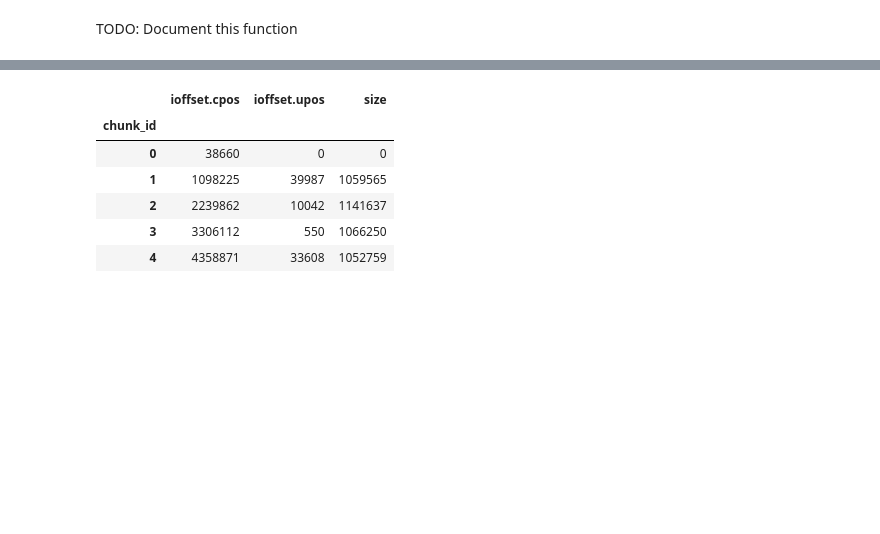
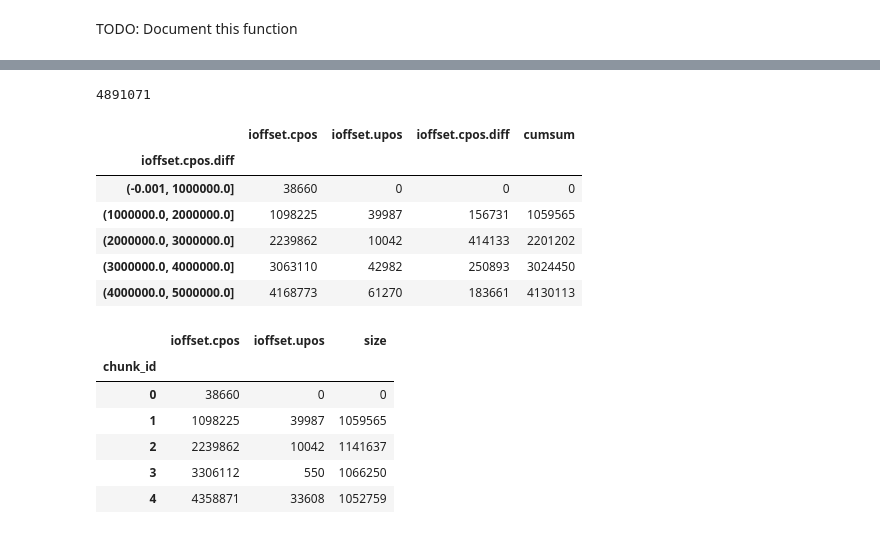
Before and after one commit to abdenlab/dask-ngs, a Jupyter notebook: src/dask_ngs/bench.ipynb, the cells around one changed output, grey strips where cells are left out. Cells and saved outputs as stored; diff of their text form; code cells hidden in the pictures; blank space fills up the shorter version.

```diff
--- a/src/dask_ngs/bench.ipynb
+++ b/src/dask_ngs/bench.ipynb
@@ -171,3 +244,32 @@ def assign_chunk_ids(offsets: pd.DataFrame, chunksize: int):
+# %%
+import math
+
+offsets_uniq['ioffset.cpos.diff'].cummax()
+
+#for i in range(0,cumsum.max(),1_000_000):
+    #print(str(i))
+
+math.ceil(cumsum.max() / 1_000_000) * 1_000_000
+cumsum.max()
+# %% [output]
+4891071
+# %%
+import itertools
+#itertools.count(0, step=1_000_000)
+#cut = pd.cut(cumsum, range(0,math.ceil(cumsum.max() / 1_000_000) * 1_000_000 + 1,1_000_000), include_lowest=True)
+cut = pd.cut(cumsum, [0, 1_000_000, 2_000_000, 3_000_000, 4_000_000, 5_000_000], include_lowest=True)
+cut
+
+chunkids = offsets_uniq.groupby(cut).first()
+chunkids
+# %% [output]
+|  | ioffset.cpos | ioffset.upos | ioffset.cpos.diff | cumsum |
+| ioffset.cpos.diff |  |  |  |  |
+| (-0.001, 1000000.0] | 38660 | 0 | 0 | 0 |
+| (1000000.0, 2000000.0] | 1098225 | 39987 | 156731 | 1059565 |
+| (2000000.0, 3000000.0] | 2239862 | 10042 | 414133 | 2201202 |
+| (3000000.0, 4000000.0] | 3063110 | 42982 | 250893 | 3024450 |
+| (4000000.0, 5000000.0] | 4168773 | 61270 | 183661 | 4130113 |
 # %%
 bai, n_no_coor = read_bai('example.bam.bai')
 offsets = bai[0]["ioffsets"]
```
Also changed, not shown: parts of 3 cells of this notebook.
